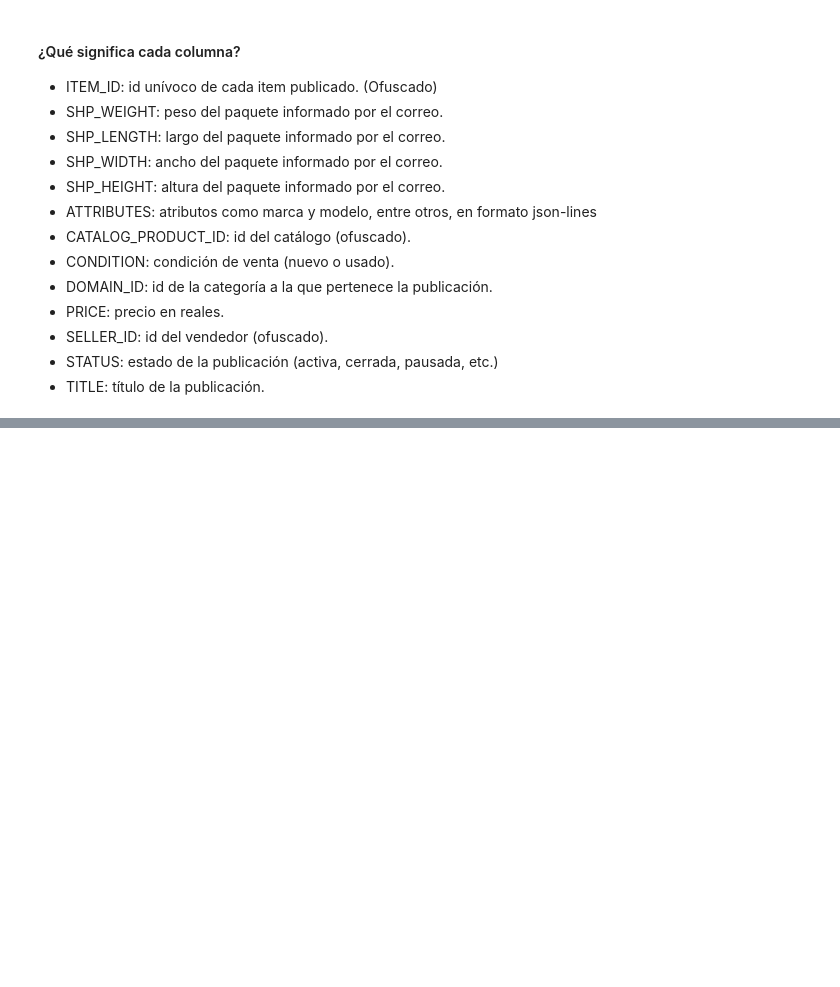
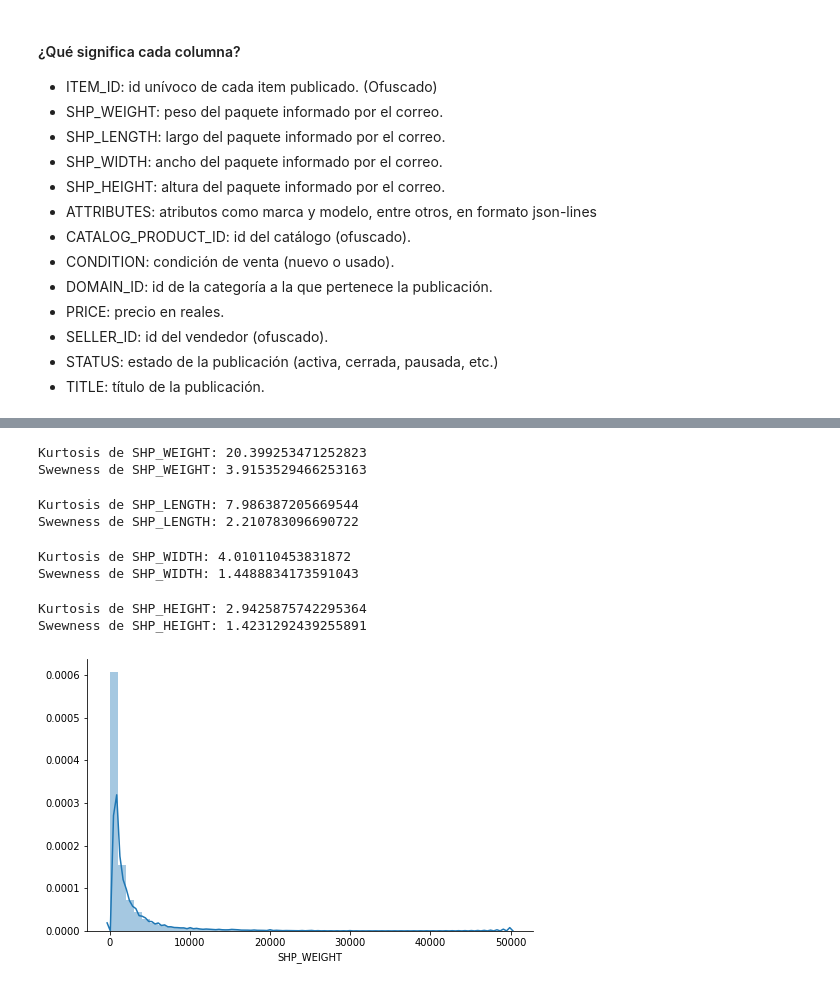
Before and after one commit to fyghero/mentoria_diplodatos2019, a Jupyter notebook: tp1/AnalisisVisualizacion.ipynb, the cells around one changed output, grey strips where cells are left out. Cells and saved outputs as stored; diff of their text form; code cells hidden in the pictures; blank space fills up the shorter version.

```diff
--- a/tp1/AnalisisVisualizacion.ipynb
+++ b/tp1/AnalisisVisualizacion.ipynb
@@ -42,0 +108,32 @@ NameError: name 'df' is not defined
+# %%
+ku = sc.stats.kurtosis(df["SHP_WEIGHT"])
+print('Kurtosis de SHP_WEIGHT: {}'.format(ku))
+sw = sc.stats.skew(df["SHP_WEIGHT"])
+print('Swewness de SHP_WEIGHT: {}'.format(sw))
+# %% [output]
+Kurtosis de SHP_WEIGHT: 20.399253471252823
+Swewness de SHP_WEIGHT: 3.9153529466253163
+# %%
+ku = sc.stats.kurtosis(df["SHP_LENGTH"])
+print('Kurtosis de SHP_LENGTH: {}'.format(ku))
+sw = sc.stats.skew(df["SHP_LENGTH"])
+print('Swewness de SHP_LENGTH: {}'.format(sw))
+# %% [output]
+Kurtosis de SHP_LENGTH: 7.986387205669544
+Swewness de SHP_LENGTH: 2.210783096690722
+# %%
+ku = sc.stats.kurtosis(df["SHP_WIDTH"])
+print('Kurtosis de SHP_WIDTH: {}'.format(ku))
+sw = sc.stats.skew(df["SHP_WIDTH"])
+print('Swewness de SHP_WIDTH: {}'.format(sw))
+# %% [output]
+Kurtosis de SHP_WIDTH: 4.010110453831872
+Swewness de SHP_WIDTH: 1.4488834173591043
+# %%
+ku = sc.stats.kurtosis(df["SHP_HEIGHT"])
+print('Kurtosis de SHP_HEIGHT: {}'.format(ku))
+sw = sc.stats.skew(df["SHP_HEIGHT"])
+print('Swewness de SHP_HEIGHT: {}'.format(sw))
+# %% [output]
+Kurtosis de SHP_HEIGHT: 2.9425875742295364
+Swewness de SHP_HEIGHT: 1.4231292439255891
@@ -42,0 +145,6 @@ NameError: name 'df' is not defined
+# %%
+plt.figure(figsize=(8, 5))
+seaborn.distplot(df['SHP_WEIGHT'], label='SHP_WEIGHT')
+seaborn.despine()
+# %% [output]
+[figure, added]
```
Also changed, not shown: parts of 40 cells of this notebook.
